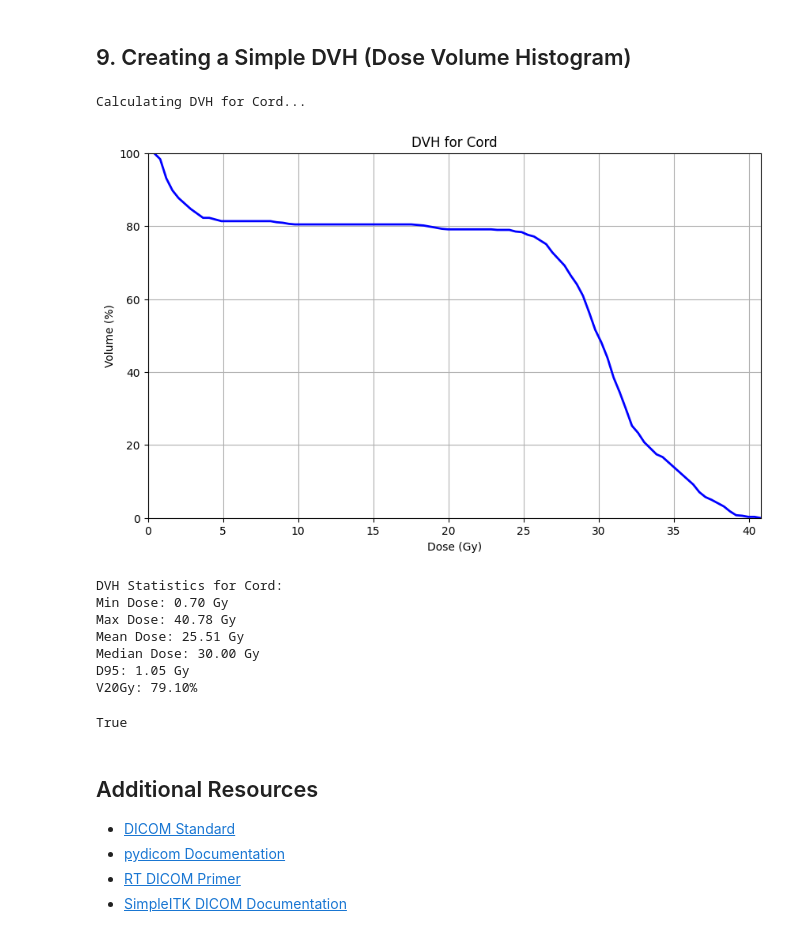
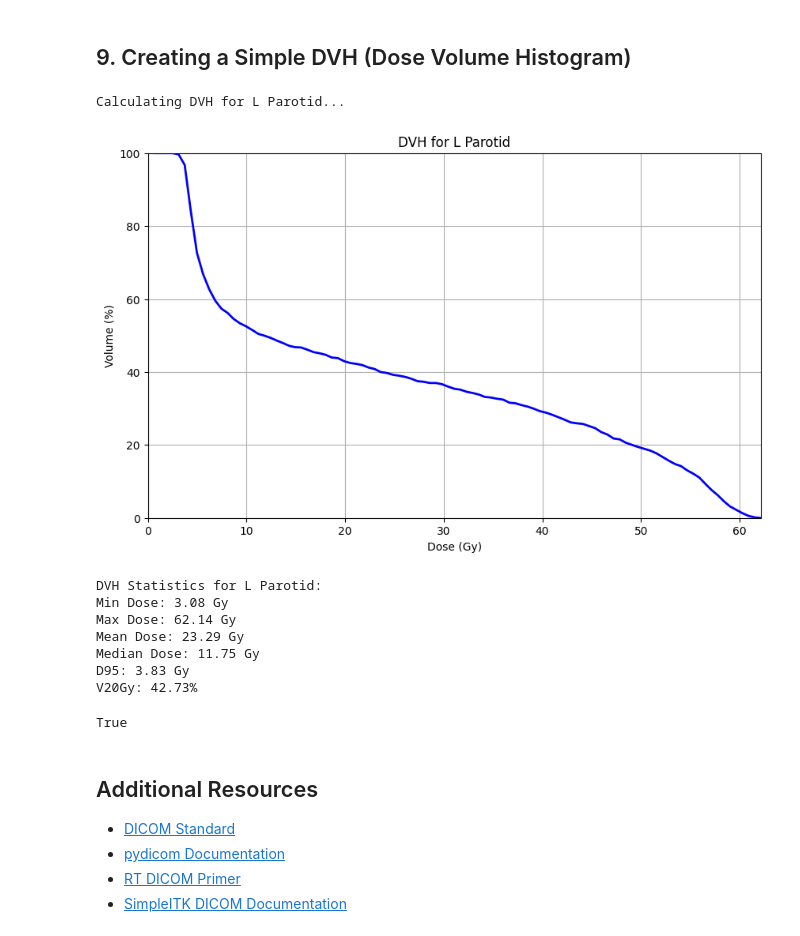
Before and after one commit to Ara-Alexandrian/DICOM-Lecture-MBP_06162026, a Jupyter notebook: 02-DICOM-Interactive-Tutorial.ipynb, the cells around one changed output. Drawn from its saved outputs; the diff is of its cells as text; code cells hidden in the pictures.

```diff
--- a/02-DICOM-Interactive-Tutorial.ipynb
+++ b/02-DICOM-Interactive-Tutorial.ipynb
@@ -720,44 +720,44 @@ def show_dvh(structure_name):
         # D95 (dose to 95% of the volume)
         sorted_doses = np.sort(structure_doses)
         d95_index = int(len(sorted_doses) * 0.05)  # 95% from the top
         d95 = sorted_doses[d95_index]
         print(f"D95: {d95:.2f} Gy")
 
         # V20 (volume receiving 20 Gy or more)
         v20 = np.sum(structure_doses >= 20.0) / len(structure_doses) * 100
         print(f"V20Gy: {v20:.2f}%")
 
         return True
     else:
         print(f"Could not calculate DVH for {structure_name} - no dose points found inside structure")
         return False
 
 # Uncomment ONE of these DVH examples to demonstrate
 
 # ===== DVH EXAMPLE 1: Target Volume =====
 # show_dvh("PTV6996")  # Planning Target Volume
 
 # ===== DVH EXAMPLE 2: Organs at risk - Spinal Cord =====
-show_dvh("Cord")
+# show_dvh("Cord")
 
 # ===== DVH EXAMPLE 3: Parotid gland =====
-# show_dvh("L Parotid")
+show_dvh("L Parotid")
 
 # ===== DVH EXAMPLE 4: Tumor Volume =====
 # show_dvh("GTV R Tonsil")
 
 # ===== DVH EXAMPLE 5: Larynx =====
 # show_dvh("Larynx")
 # %% [output]
-Calculating DVH for Cord...
+Calculating DVH for L Parotid...
-[figure, old version]
+[figure, new version]
-DVH Statistics for Cord:
-Min Dose: 0.70 Gy
-Max Dose: 40.78 Gy
-Mean Dose: 25.51 Gy
-Median Dose: 30.00 Gy
-D95: 1.05 Gy
-V20Gy: 79.10%
+DVH Statistics for L Parotid:
+Min Dose: 3.08 Gy
+Max Dose: 62.14 Gy
+Mean Dose: 23.29 Gy
+Median Dose: 11.75 Gy
+D95: 3.83 Gy
+V20Gy: 42.73%
 True
 # %% [markdown]
 ## Additional Resources
```
Also changed, not shown: 1 other file.
